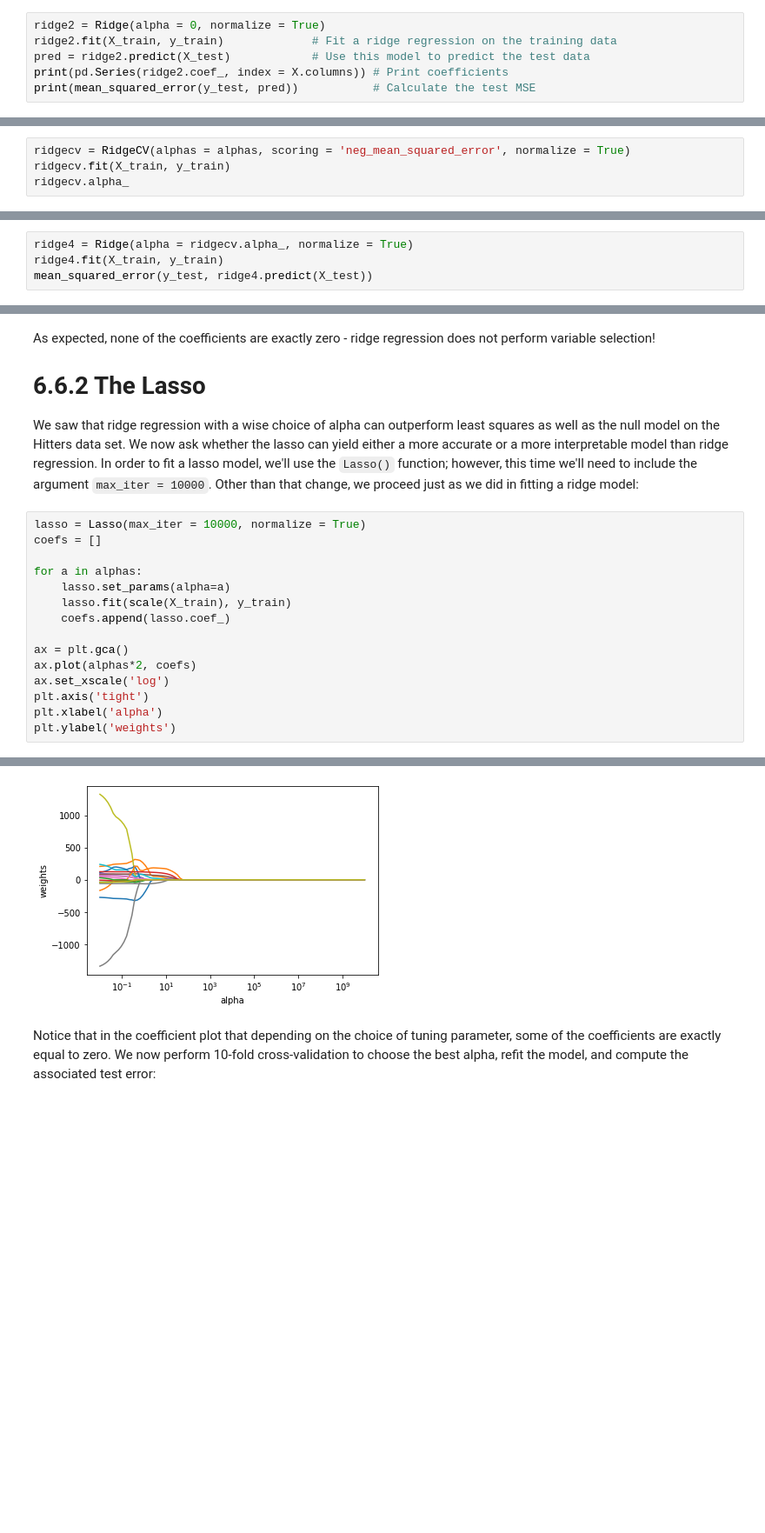
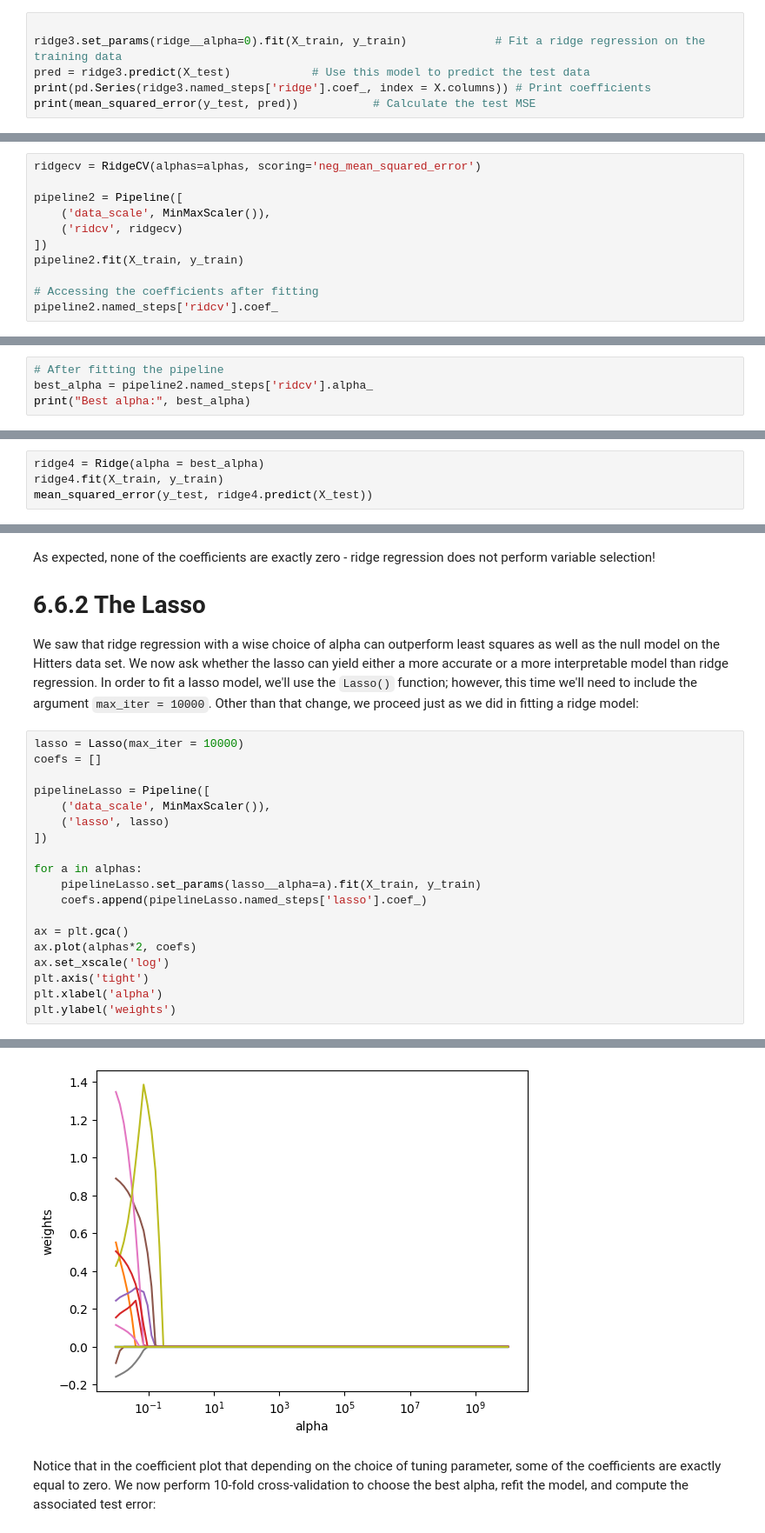
Before and after one commit to waelrash1/predictive_analytics_DT302, a Jupyter notebook: Lab_Ridge_Regression_and_the_Lasso_in_Python.ipynb, the cells around one changed output, grey strips where cells are left out. Shown at 87% size. Drawn from its saved outputs; the diff is of its cells as text; blank space fills up the shorter version.

Commit message:
Updated to pipeline

```diff
--- a/Lab_Ridge_Regression_and_the_Lasso_in_Python.ipynb
+++ b/Lab_Ridge_Regression_and_the_Lasso_in_Python.ipynb
@@ -190,9 +233,9 @@ there is any benefit to performing ridge regression with alpha = 4 instead of
 just performing least squares regression. Recall that least squares is simply
 ridge regression with alpha = 0.
 # %%
-ridge2 = Ridge(alpha = 0, normalize = True)
-ridge2.fit(X_train, y_train)             # Fit a ridge regression on the training data
-pred = ridge2.predict(X_test)            # Use this model to predict the test data
-print(pd.Series(ridge2.coef_, index = X.columns)) # Print coefficients
+
+ridge3.set_params(ridge__alpha=0).fit(X_train, y_train)             # Fit a ridge regression on the training data
+pred = ridge3.predict(X_test)            # Use this model to predict the test data
+print(pd.Series(ridge3.named_steps['ridge'].coef_, index = X.columns)) # Print coefficients
 print(mean_squared_error(y_test, pred))           # Calculate the test MSE
 # %% [output]
@@ -222,7 +265,14 @@ the cross-validated ridge regression function, `RidgeCV()`. By default, the func
 performs generalized cross-validation (an efficient form of LOOCV), though this can be changed using the
 argument `cv`.
 # %%
-ridgecv = RidgeCV(alphas = alphas, scoring = 'neg_mean_squared_error', normalize = True)
-ridgecv.fit(X_train, y_train)
-ridgecv.alpha_
+ridgecv = RidgeCV(alphas=alphas, scoring='neg_mean_squared_error')
+
+pipeline2 = Pipeline([
+    ('data_scale', MinMaxScaler()),
+    ('ridcv', ridgecv)
+])
+pipeline2.fit(X_train, y_train)
+
+# Accessing the coefficients after fitting
+pipeline2.named_steps['ridcv'].coef_
 # %% [output]
@@ -251,3 +304,7 @@ array([5.00000000e+09, 3.78231664e+09, 2.86118383e+09, 2.16438064e+09,
 Therefore, we see that the value of alpha that results in the smallest cross-validation
 error is 0.57. What is the test MSE associated with this value of
 alpha?
+# %%
+# After fitting the pipeline
+best_alpha = pipeline2.named_steps['ridcv'].alpha_
+print("Best alpha:", best_alpha)
@@ -254,5 +313,5 @@ alpha?
 # %%
-ridge4 = Ridge(alpha = ridgecv.alpha_, normalize = True)
+ridge4 = Ridge(alpha = best_alpha)
 ridge4.fit(X_train, y_train)
 mean_squared_error(y_test, ridge4.predict(X_test))
 # %% [output]
@@ -298,23 +355,27 @@ model than ridge regression. In order to fit a lasso model, we'll
 use the `Lasso()` function; however, this time we'll need to include the argument `max_iter = 10000`.
 Other than that change, we proceed just as we did in fitting a ridge model:
 # %%
-lasso = Lasso(max_iter = 10000, normalize = True)
+lasso = Lasso(max_iter = 10000)
 coefs = []
 
+pipelineLasso = Pipeline([
+    ('data_scale', MinMaxScaler()),
+    ('lasso', lasso)
+])
+
 for a in alphas:
-    lasso.set_params(alpha=a)
-    lasso.fit(scale(X_train), y_train)
-    coefs.append(lasso.coef_)
+    pipelineLasso.set_params(lasso__alpha=a).fit(X_train, y_train)
+    coefs.append(pipelineLasso.named_steps['lasso'].coef_)
 
 ax = plt.gca()
 ax.plot(alphas*2, coefs)
 ax.set_xscale('log')
 plt.axis('tight')
 plt.xlabel('alpha')
 plt.ylabel('weights')
 # %% [output]
 Text(0, 0.5, 'weights')
-[figure, old version]
+[figure, new version]
 # %% [markdown]
 Notice that in the coefficient plot that depending on the choice of tuning
 parameter, some of the coefficients are exactly equal to zero. We now
```
Also changed, not shown: parts of 23 cells of this notebook.
